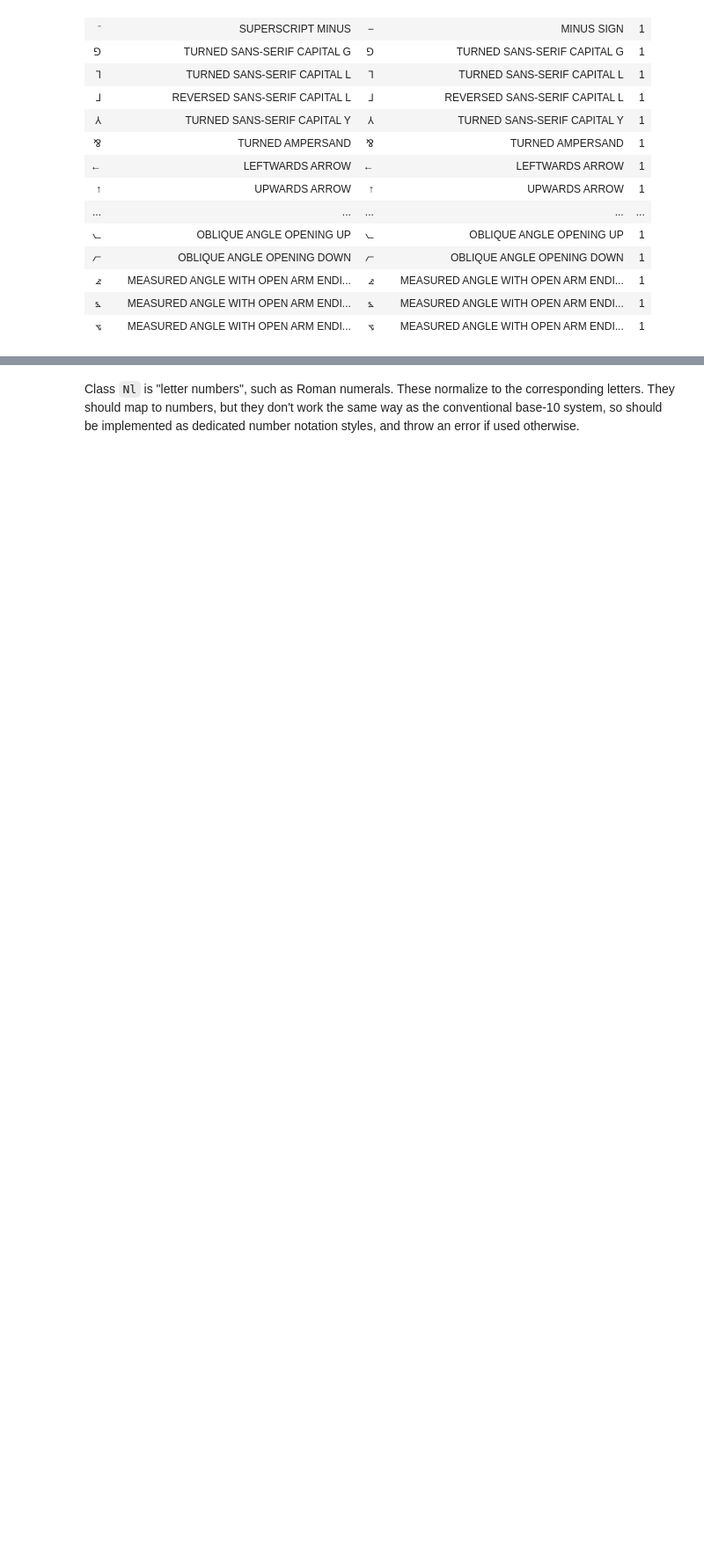
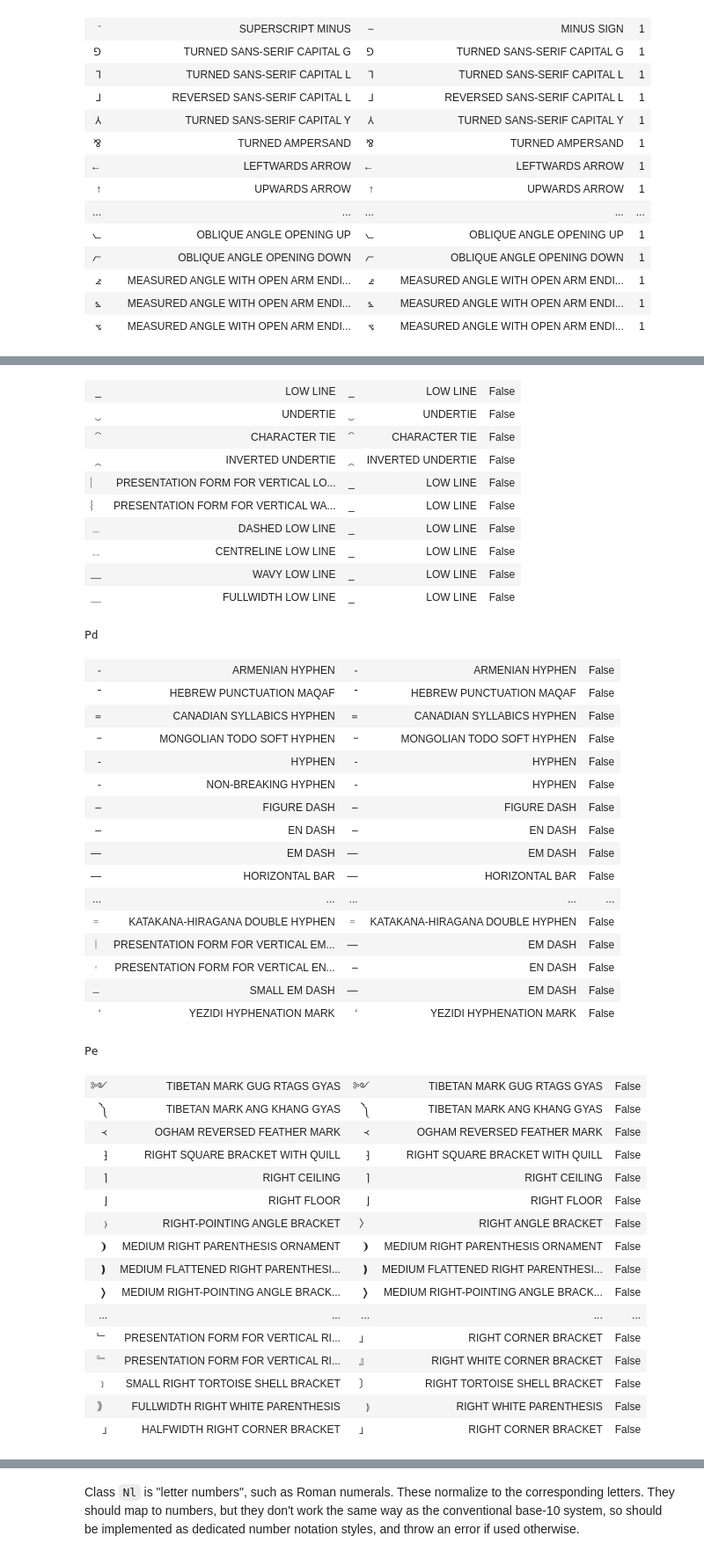
Before and after one commit to numbas/unicode-math-normalization, a Jupyter notebook: unicode-math-mapping.ipynb, the cells around one changed output, grey strips where cells are left out. Shown at 88% size. Cells and saved outputs as stored; diff of their text form; code cells hidden in the pictures; blank space fills up the shorter version.

```diff
--- a/unicode-math-mapping.ipynb
+++ b/unicode-math-mapping.ipynb
@@ -277,0 +260,11 @@ def unrecognised_punctuation():
+# %%
+for category in ['Pc','Pd','Pe','Pf','Pi','Po','Ps']:
+    @table
+    def dashes():
+        print(category)
+        for c in unicode_category[category]:
+            n = unicodedata.normalize('NFKD',c)
+            if n not in characters:
+                nnames = ', '.join(unicodedata.name(c) for c in n)
+                yield (c, unicodedata.name(c), n, unicodedata.name(n[0]), n in characters)
+# %% [output]
@@ -277,0 +272,44 @@ def unrecognised_punctuation():
+| _ | LOW LINE | _ | LOW LINE | False |
+| ‿ | UNDERTIE | ‿ | UNDERTIE | False |
+| ⁀ | CHARACTER TIE | ⁀ | CHARACTER TIE | False |
+| ⁔ | INVERTED UNDERTIE | ⁔ | INVERTED UNDERTIE | False |
+| ︳ | PRESENTATION FORM FOR VERTICAL LO... | _ | LOW LINE | False |
+| ︴ | PRESENTATION FORM FOR VERTICAL WA... | _ | LOW LINE | False |
+| ﹍ | DASHED LOW LINE | _ | LOW LINE | False |
+| ﹎ | CENTRELINE LOW LINE | _ | LOW LINE | False |
+| ﹏ | WAVY LOW LINE | _ | LOW LINE | False |
+| ＿ | FULLWIDTH LOW LINE | _ | LOW LINE | False |
+Pd
+| ֊ | ARMENIAN HYPHEN | ֊ | ARMENIAN HYPHEN | False |
+| ־ | HEBREW PUNCTUATION MAQAF | ־ | HEBREW PUNCTUATION MAQAF | False |
+| ᐀ | CANADIAN SYLLABICS HYPHEN | ᐀ | CANADIAN SYLLABICS HYPHEN | False |
+| ᠆ | MONGOLIAN TODO SOFT HYPHEN | ᠆ | MONGOLIAN TODO SOFT HYPHEN | False |
+| ‐ | HYPHEN | ‐ | HYPHEN | False |
+| ‑ | NON-BREAKING HYPHEN | ‐ | HYPHEN | False |
+| ‒ | FIGURE DASH | ‒ | FIGURE DASH | False |
+| – | EN DASH | – | EN DASH | False |
+| — | EM DASH | — | EM DASH | False |
+| ― | HORIZONTAL BAR | ― | HORIZONTAL BAR | False |
+| ... | ... | ... | ... | ... |
+| ゠ | KATAKANA-HIRAGANA DOUBLE HYPHEN | ゠ | KATAKANA-HIRAGANA DOUBLE HYPHEN | False |
+| ︱ | PRESENTATION FORM FOR VERTICAL EM... | — | EM DASH | False |
+| ︲ | PRESENTATION FORM FOR VERTICAL EN... | – | EN DASH | False |
+| ﹘ | SMALL EM DASH | — | EM DASH | False |
+| 𐺭 | YEZIDI HYPHENATION MARK | 𐺭 | YEZIDI HYPHENATION MARK | False |
+Pe
+| ༻ | TIBETAN MARK GUG RTAGS GYAS | ༻ | TIBETAN MARK GUG RTAGS GYAS | False |
+| ༽ | TIBETAN MARK ANG KHANG GYAS | ༽ | TIBETAN MARK ANG KHANG GYAS | False |
+| ᚜ | OGHAM REVERSED FEATHER MARK | ᚜ | OGHAM REVERSED FEATHER MARK | False |
+| ⁆ | RIGHT SQUARE BRACKET WITH QUILL | ⁆ | RIGHT SQUARE BRACKET WITH QUILL | False |
+| ⌉ | RIGHT CEILING | ⌉ | RIGHT CEILING | False |
+| ⌋ | RIGHT FLOOR | ⌋ | RIGHT FLOOR | False |
+| 〉 | RIGHT-POINTING ANGLE BRACKET | 〉 | RIGHT ANGLE BRACKET | False |
+| ❩ | MEDIUM RIGHT PARENTHESIS ORNAMENT | ❩ | MEDIUM RIGHT PARENTHESIS ORNAMENT | False |
+| ❫ | MEDIUM FLATTENED RIGHT PARENTHESI... | ❫ | MEDIUM FLATTENED RIGHT PARENTHESI... | False |
+| ❭ | MEDIUM RIGHT-POINTING ANGLE BRACK... | ❭ | MEDIUM RIGHT-POINTING ANGLE BRACK... | False |
+| ... | ... | ... | ... | ... |
+| ﹂ | PRESENTATION FORM FOR VERTICAL RI... | 」 | RIGHT CORNER BRACKET | False |
+| ﹄ | PRESENTATION FORM FOR VERTICAL RI... | 』 | RIGHT WHITE CORNER BRACKET | False |
+| ﹞ | SMALL RIGHT TORTOISE SHELL BRACKET | 〕 | RIGHT TORTOISE SHELL BRACKET | False |
+| ｠ | FULLWIDTH RIGHT WHITE PARENTHESIS | ⦆ | RIGHT WHITE PARENTHESIS | False |
+| ｣ | HALFWIDTH RIGHT CORNER BRACKET | 」 | RIGHT CORNER BRACKET | False |
```
Also changed, not shown: parts of 17 cells of this notebook, 6 other files.
